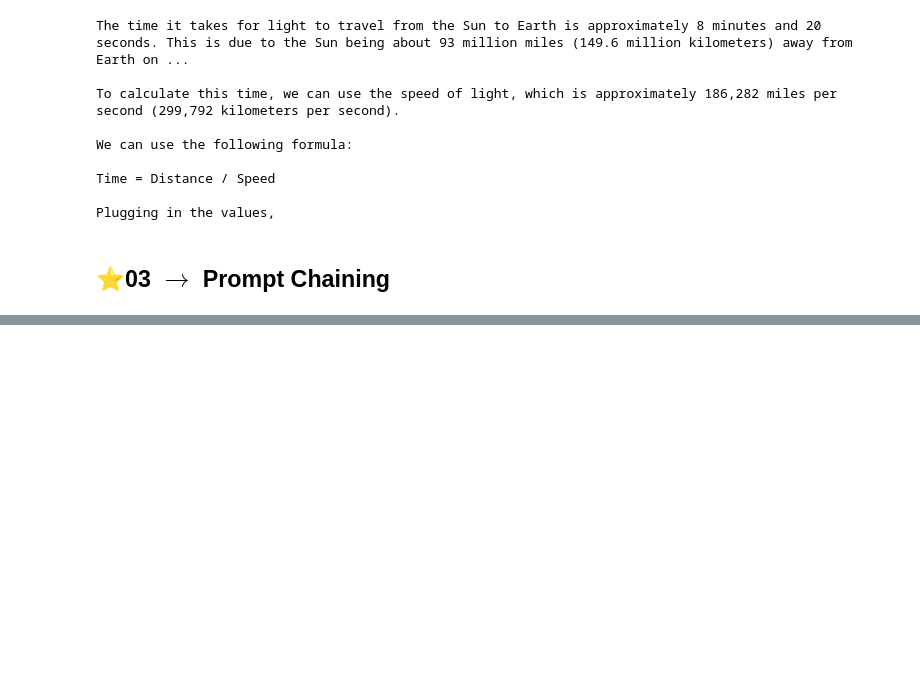
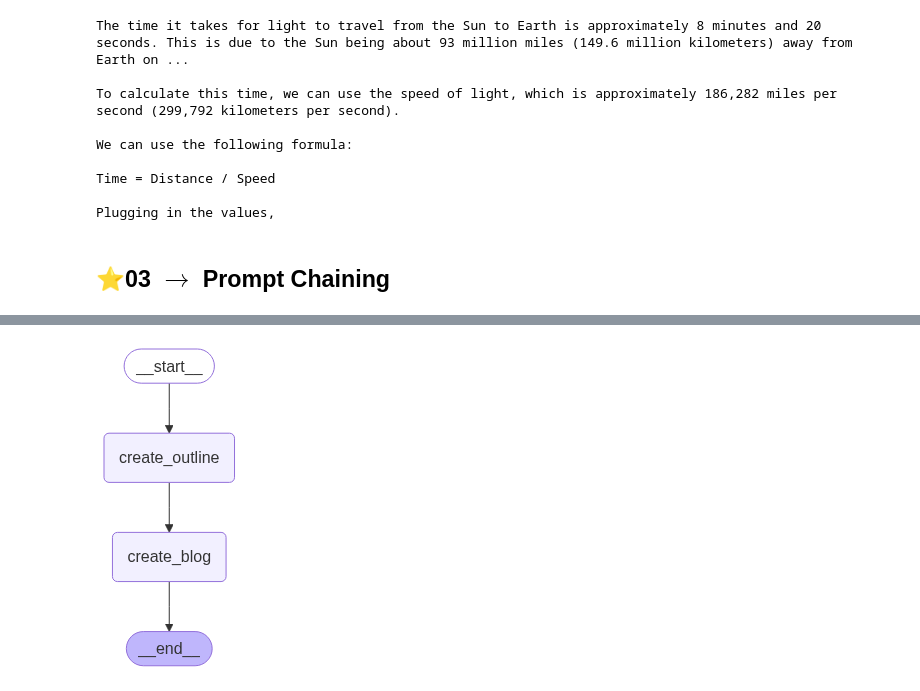
Before and after one commit to mohd-faizy/Agentic_AI_using_LangGraph, a Jupyter notebook: 02_ Sequential_&_Parallel_workflow/06_Sequential_Workflows.ipynb, the cells around one changed output, grey strips where cells are left out. Cells and saved outputs as stored; diff of their text form; code cells hidden in the pictures; blank space fills up the shorter version.

```diff
--- a/02_ Sequential_&_Parallel_workflow/06_Sequential_Workflows.ipynb
+++ b/02_ Sequential_&_Parallel_workflow/06_Sequential_Workflows.ipynb
@@ -546,0 +656,5 @@ Artificial intelligence (AI) has become an integral part of our daily lives, tra
+# %%
+from IPython.display import Image
+Image(blog_workflow.get_graph().draw_mermaid_png())
+# %% [output]
+[figure, added]
```
Also changed, not shown: parts of 10 cells of this notebook.
